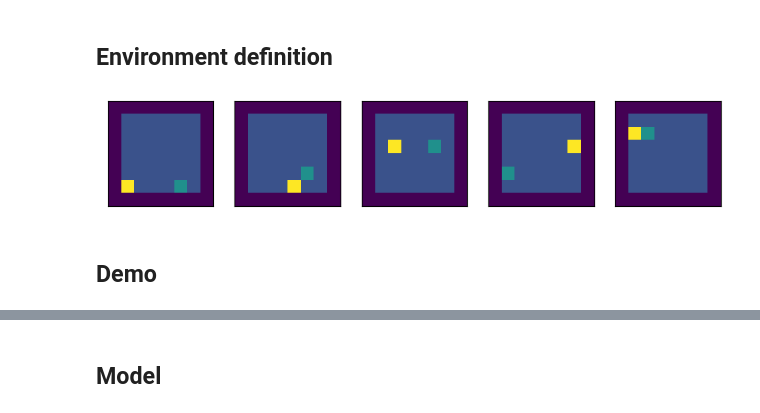
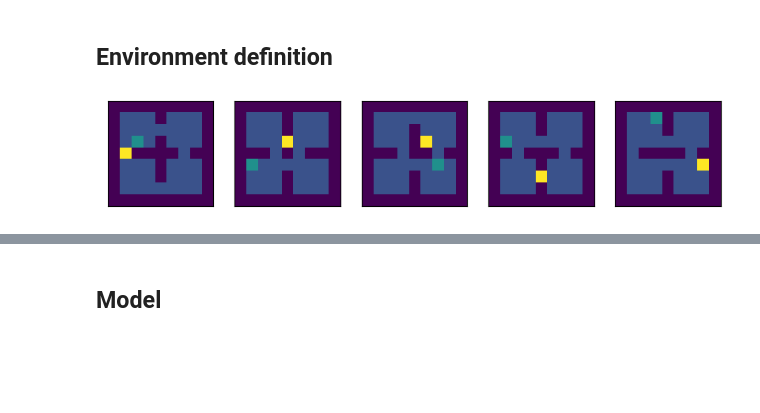
Before and after one commit to AlbertoSinigaglia/snake-reinforcement-learning, a Jupyter notebook: policy_gradient_learns_walls/main.ipynb, the cells around one changed output, grey strips where cells are left out. Drawn from its saved outputs; the diff is of its cells as text; code cells hidden in the pictures; blank space fills up the shorter version.

```diff
--- a/policy_gradient_learns_walls/main.ipynb
+++ b/policy_gradient_learns_walls/main.ipynb
@@ -20,22 +20,20 @@ LOAD_FROM_MEMORY = False
 # %%
 %matplotlib inline
 def get_env(n=1000):
-    e = OriginalSnakeEnvironment(n,8)
+    e = Walls9x9SnakeEnvironment(n)
     return e
 env_ = get_env()
 GAMMA = .9
-ITERATIONS = 15000
+ITERATIONS = 5000
 EPSILON = 0.03
 LAMBDA_VALUE = 0.
 LAMBDA_AGENT = 0.
 #  ALPHA = 0.1
 
 fig,axs=plt.subplots(1,min(len(env_.boards), 5), figsize=(10,3))
 for ax, board in zip(axs, env_.boards):
     ax.get_yaxis().set_visible(False)
     ax.get_xaxis().set_visible(False)
     ax.imshow(board, origin="lower")
 # %% [output]
-[figure, old version]
+[figure, new version]
-# %% [markdown]
-## Demo
```
Also changed, not shown: parts of 12 cells of this notebook, 55 other files.
